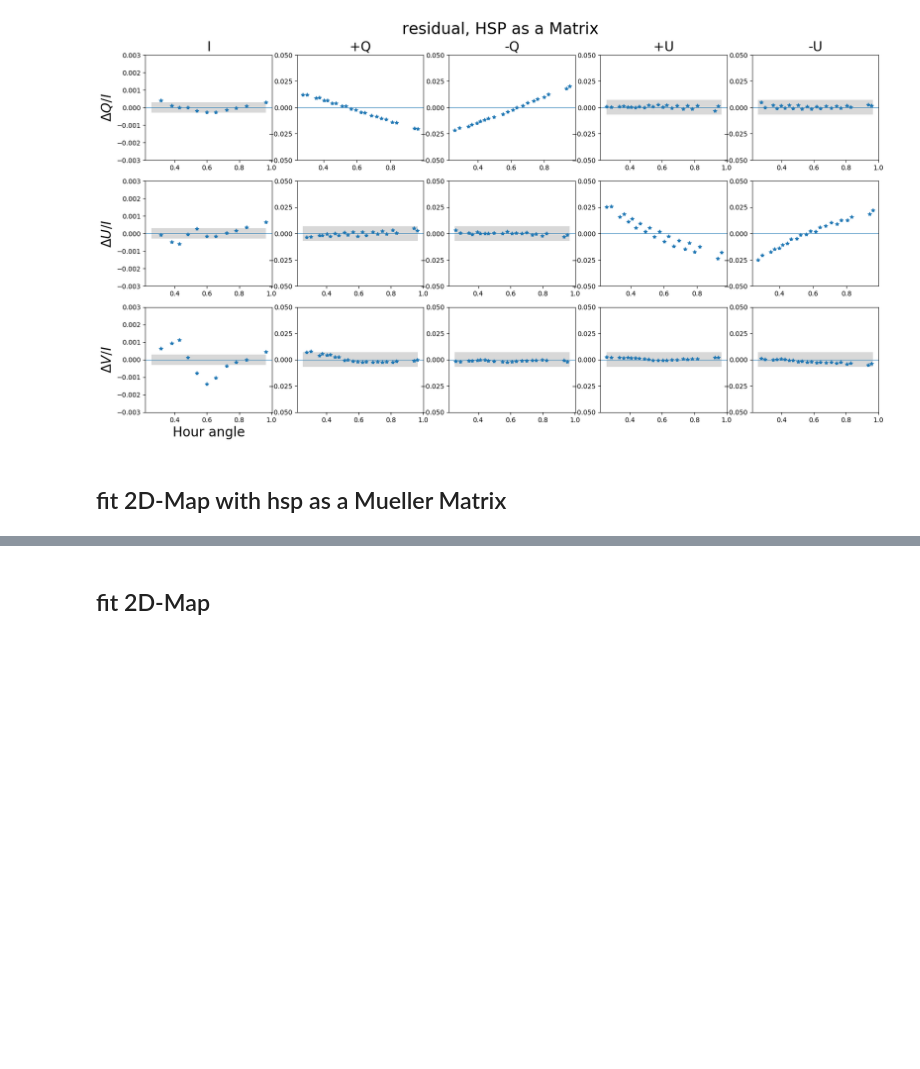
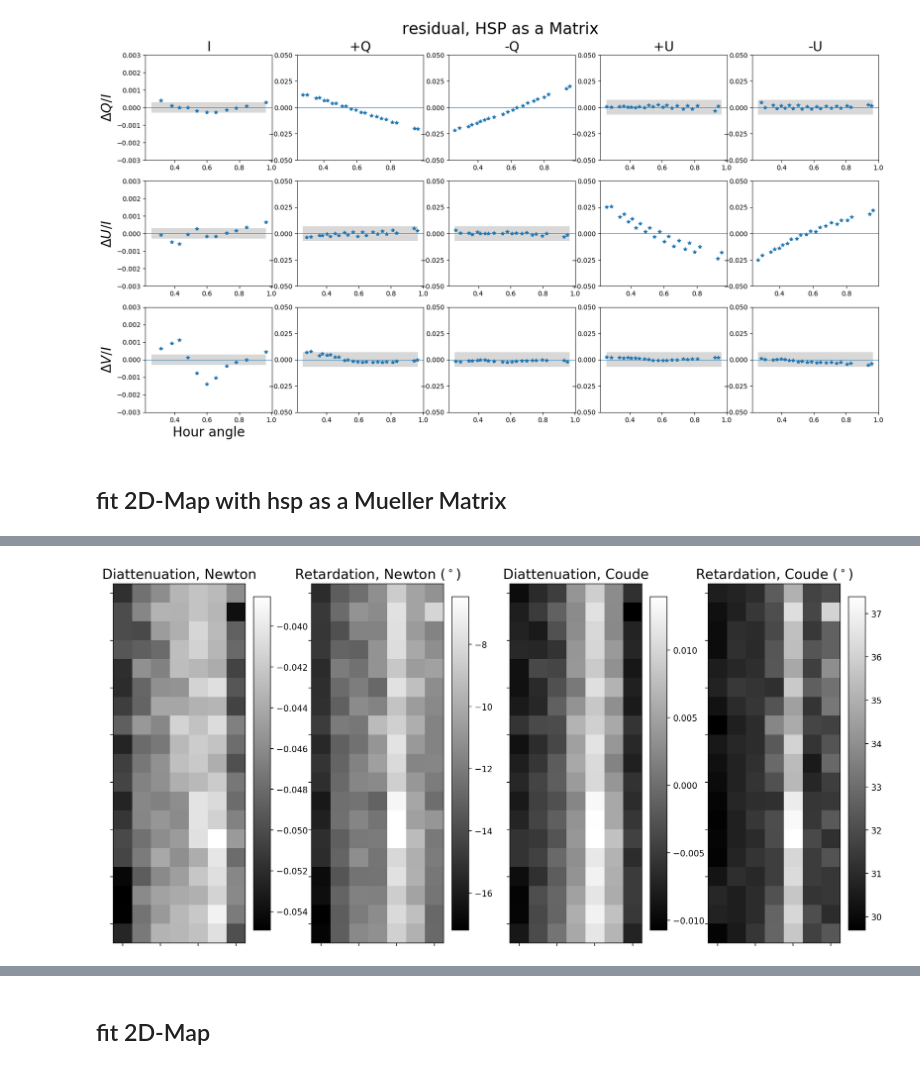
Before and after one commit to kouui/DSTHorizontalSpectroPolarimeter, a Jupyter notebook: calibration/debug_calibrationModel.ipynb, the cells around one changed output, grey strips where cells are left out. Saved outputs shown, nothing was run; the diff lists cells and outputs as text; code cells hidden in the pictures; blank space fills up the shorter version.

```diff
--- a/calibration/debug_calibrationModel.ipynb
+++ b/calibration/debug_calibrationModel.ipynb
@@ -739,6 +747,7 @@ resultListHSP = []
 profileListHSP = []
 responseMatrixMapHSP = np.zeros((nT,4,4,ny,nx))
 result_outputListHSP = []
+collapseTimeListHSP = []
 
 
 for i in range(ny):
@@ -749,7 +758,8 @@ for i in range(ny):
                                      args=(profile,sigma,ha,zd,azimuth,incli,key),
                                      method='leastsq', ftol=1E-10, xtol=1E-10)
         endTime = datetime.datetime.now()
-        print("time collapse: ",(endTime-startTime).total_seconds())
+        collapseTimeListHSP.append(  (endTime-startTime).total_seconds())
+        print("time collapse: ",collapseTimeListHSP[-1], " sec")
         profile_output_temp, responseMatrix_temp = model(result_temp.params, ha, zd, azimuth, incli, key)
         result_temp.residual = profile_output_temp - profile
 
@@ -757,4 +767,5 @@ for i in range(ny):
         resultListHSP.append( result_temp )
         responseMatrixMapHSP[:,:,:,i,j] = responseMatrix_temp[:,:,:]
         result_outputListHSP.append( profile_output_temp )
+    print("row {} finished.".format(i))
 # %% [output]
@@ -779,0 +802,20 @@ l =
+# %%
+xnMap, tnMap, xcMap, tcMap = np.zeros((ny,nx)),np.zeros((ny,nx)),np.zeros((ny,nx)),np.zeros((ny,nx))
+for i in range(ny):
+    for j in range(nx):
+        xnMap[i,j] = resultListHSP[i*nx+j].params["xn"].value
+        tnMap[i,j] = resultListHSP[i*nx+j].params["tn"].value / dtor
+        xcMap[i,j] = resultListHSP[i*nx+j].params["xc"].value
+        tcMap[i,j] = resultListHSP[i*nx+j].params["tc"].value / dtor
+# %%
+#
+fig, axs = plt.subplots(1,4, figsize=(16,8), dpi=200)
+parMaps = (xnMap,tnMap,xcMap,tcMap)
+titles = ("Diattenuation, Newton","Retardation, Newton ($^\circ$)", "Diattenuation, Coude","Retardation, Coude ($^\circ$)")
+for ax, parMap,title in zip(axs,parMaps, titles):
+    im = ax.imshow(parMap, cmap="gray")
+    plt.colorbar(im, ax=ax, shrink=0.9)
+    ax.set_title(title,fontsize=16)
+    ax.tick_params(labelleft = "off",labelbottom='off');
+# %% [output]
+[figure, added]
```
Also changed, not shown: parts of 17 cells of this notebook, 3 other files.
